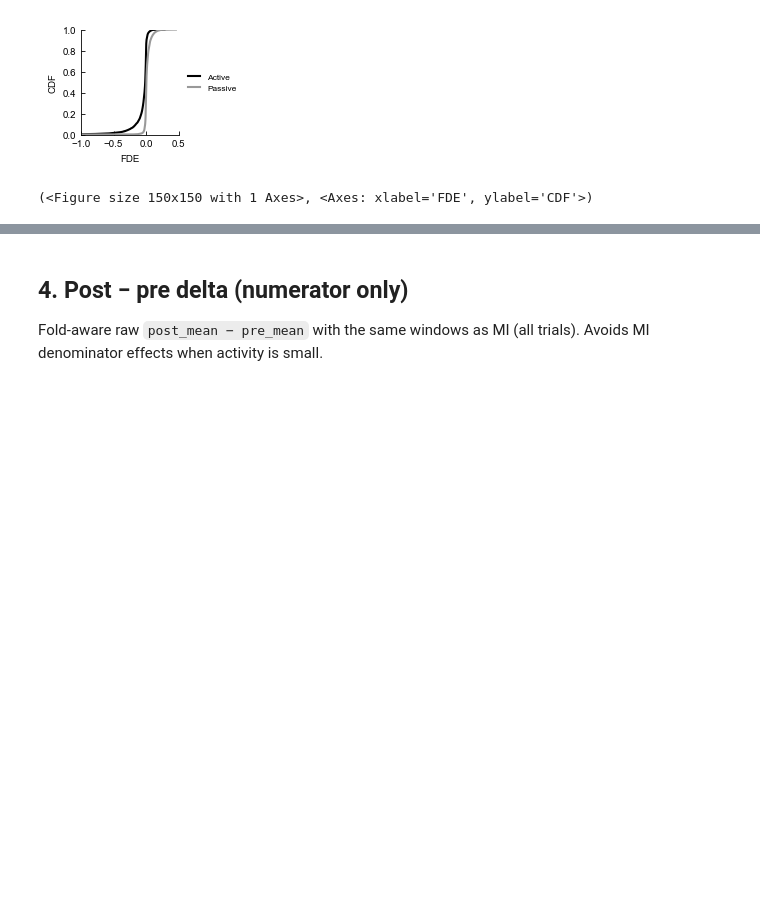
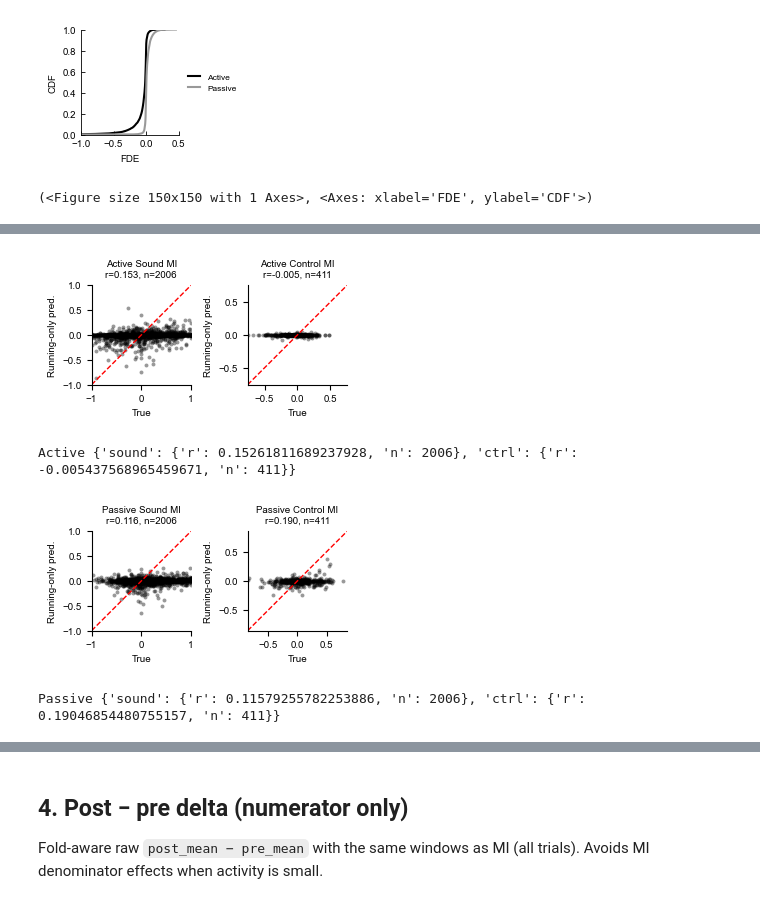
Before and after one commit to constanzabassi/GLM-analysis, a Jupyter notebook: notebooks/run_glm_encoding_analysis_running_models.ipynb, the cells around one changed output, grey strips where cells are left out. Saved outputs shown, nothing was run; the diff lists cells and outputs as text; code cells hidden in the pictures; blank space fills up the shorter version.

```diff
--- a/notebooks/run_glm_encoding_analysis_running_models.ipynb
+++ b/notebooks/run_glm_encoding_analysis_running_models.ipynb
@@ -394,12 +443,19 @@ print('n opto-responsive:', sum(int(m.sum()) for m in opto_responsive_mask_dict.
 # %%
 # Neuron-level true vs running-only predicted MI (all neurons; nonfinite dropped)
 for context, cond_mi in [("Active", cond_mi_active), ("Passive", cond_mi_passive)]:
     _, _, scatter_stats = plotter.plot_condition_aware_mi_true_vs_pred(
         cond_mi["sound_mi_true"], cond_mi["sound_mi_pred"],
         cond_mi["ctrl_mi_true"], cond_mi["ctrl_mi_pred"],
-        sound_datasets=datasets,
+        sound_datasets=datasets_opto,
         ctrl_datasets=datasets_opto,
+        sound_mask_dict= sound_responsive_mask_dict,
+        ctrl_mask_dict = opto_responsive_mask_dict,
         context_label=context,
         save_path=os.path.join(save_results, f'scatter_true_vs_pred_sound_ctrl_mi_{context.lower()}.pdf'),
     )
     print(context, scatter_stats)
+# %% [output]
+[figure, added]
+Active {'sound': {'r': 0.15261811689237928, 'n': 2006}, 'ctrl': {'r': -0.005437568965459671, 'n': 411}}
+[figure, added]
+Passive {'sound': {'r': 0.11579255782253886, 'n': 2006}, 'ctrl': {'r': 0.19046854480755157, 'n': 411}}
```
Also changed, not shown: parts of 19 cells of this notebook.
